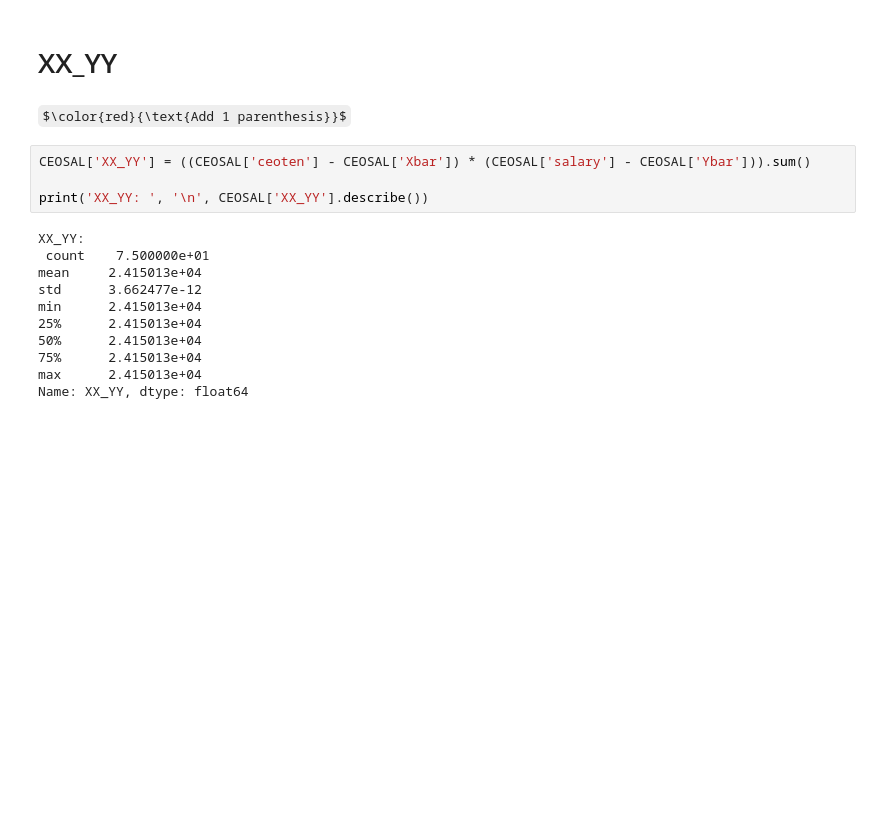
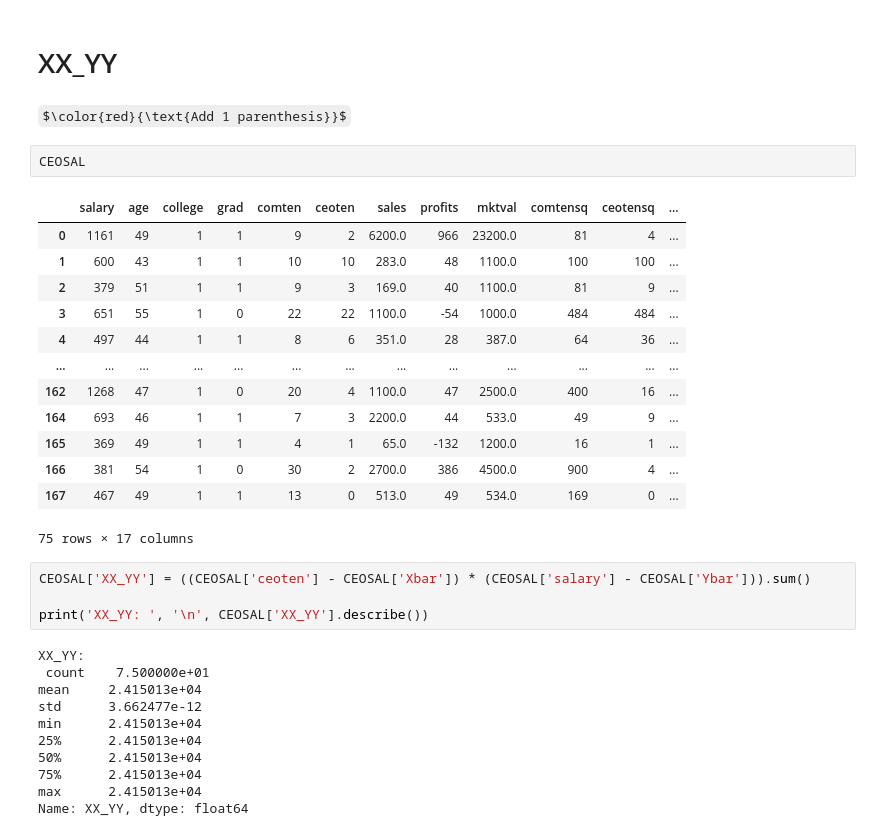
Before and after one commit to havaledar/ECON3740, a Jupyter notebook: W24_ECON3740_Lab_4_Q3.ipynb, the cells around one changed output. Drawn from its saved outputs; the diff is of its cells as text; some formulas as TeX source; blank space fills up the shorter version.

```diff
--- a/W24_ECON3740_Lab_4_Q3.ipynb
+++ b/W24_ECON3740_Lab_4_Q3.ipynb
@@ -105,6 +134,22 @@ Name: Ybar, dtype: float64
 # XX_YY
 # %% [markdown]
 $\color{red}{\text{Add 1 parenthesis}}$
+# %%
+CEOSAL
+# %% [output]
+|  | salary | age | college | grad | comten | ceoten | sales | profits | mktval | comtensq | ceotensq | ... |
+| 0 | 1161 | 49 | 1 | 1 | 9 | 2 | 6200.0 | 966 | 23200.0 | 81 | 4 | ... |
+| 1 | 600 | 43 | 1 | 1 | 10 | 10 | 283.0 | 48 | 1100.0 | 100 | 100 | ... |
+| 2 | 379 | 51 | 1 | 1 | 9 | 3 | 169.0 | 40 | 1100.0 | 81 | 9 | ... |
+| 3 | 651 | 55 | 1 | 0 | 22 | 22 | 1100.0 | -54 | 1000.0 | 484 | 484 | ... |
+| 4 | 497 | 44 | 1 | 1 | 8 | 6 | 351.0 | 28 | 387.0 | 64 | 36 | ... |
+| ... | ... | ... | ... | ... | ... | ... | ... | ... | ... | ... | ... | ... |
+| 162 | 1268 | 47 | 1 | 0 | 20 | 4 | 1100.0 | 47 | 2500.0 | 400 | 16 | ... |
+| 164 | 693 | 46 | 1 | 1 | 7 | 3 | 2200.0 | 44 | 533.0 | 49 | 9 | ... |
+| 165 | 369 | 49 | 1 | 1 | 4 | 1 | 65.0 | -132 | 1200.0 | 16 | 1 | ... |
+| 166 | 381 | 54 | 1 | 0 | 30 | 2 | 2700.0 | 386 | 4500.0 | 900 | 4 | ... |
+| 167 | 467 | 49 | 1 | 1 | 13 | 0 | 513.0 | 49 | 534.0 | 169 | 0 | ... |
+75 rows × 17 columns
 # %%
 CEOSAL['XX_YY'] = ((CEOSAL['ceoten'] - CEOSAL['Xbar']) * (CEOSAL['salary'] - CEOSAL['Ybar'])).sum()
 
```
Also changed, not shown: parts of 7 cells of this notebook.
